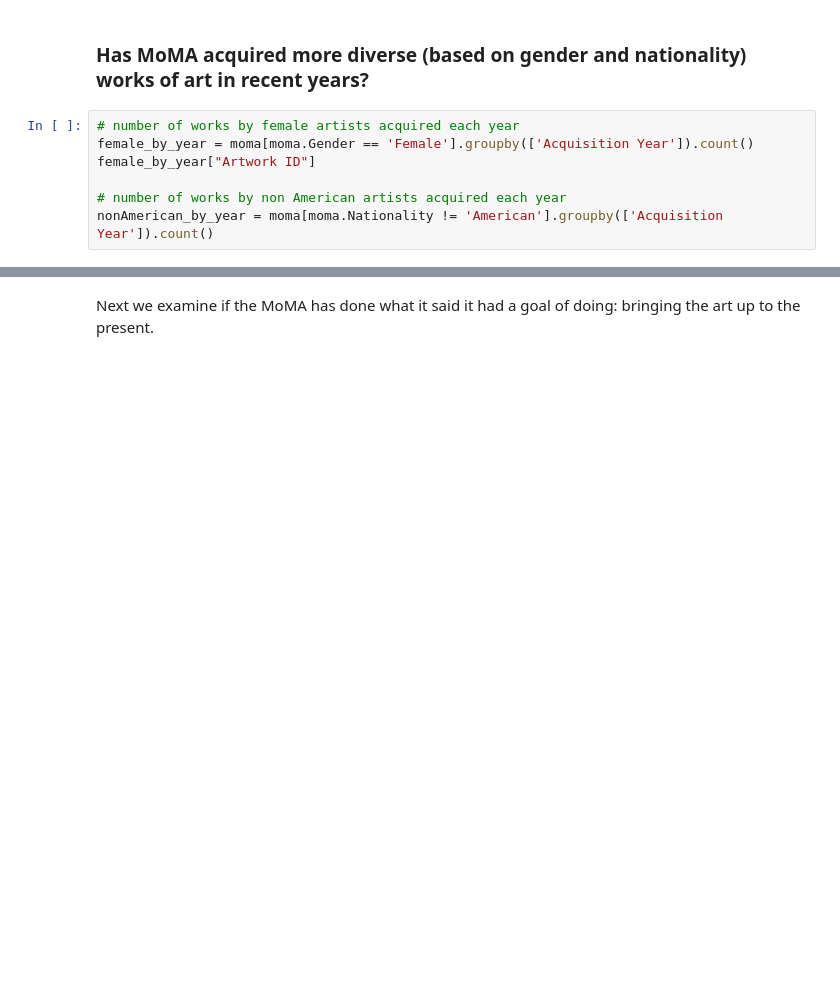
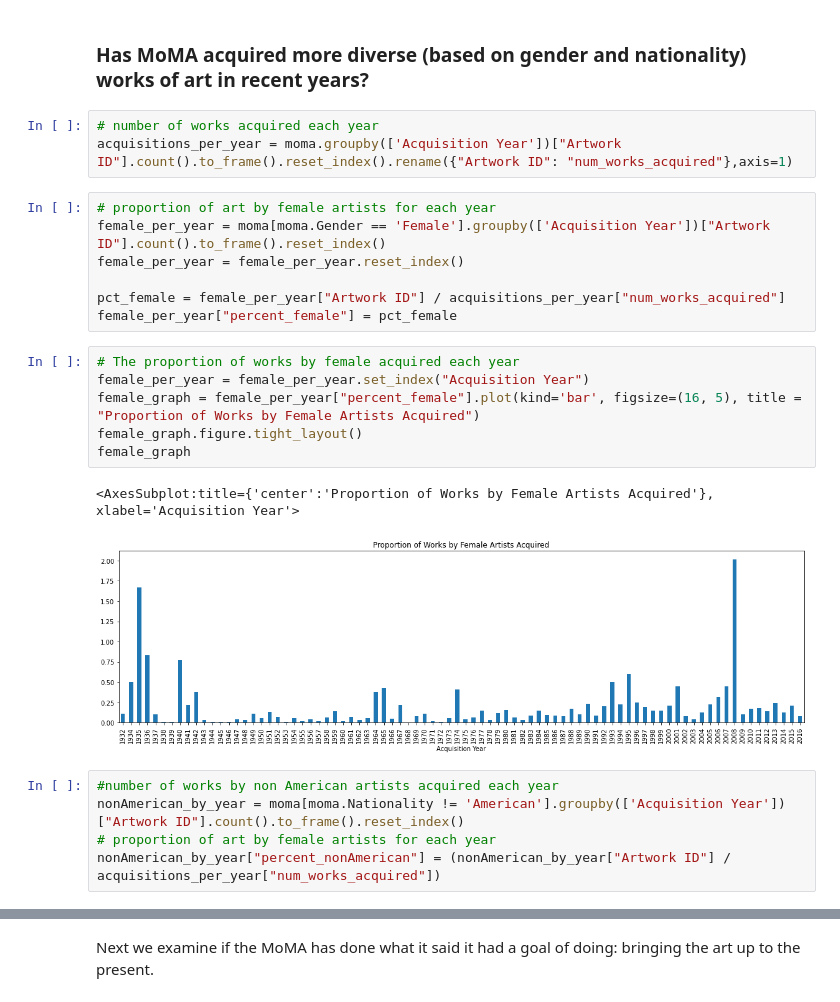
Before and after one commit to emily-oconnell/diversity-in-art-museums, a Jupyter notebook: n.ipynb, the cells around one changed output, grey strips where cells are left out. Cells and saved outputs as stored; diff of their text form; blank space fills up the shorter version.

```diff
--- a/n.ipynb
+++ b/n.ipynb
@@ -302,11 +302,28 @@ names_dates_moma.head()
 Before we look at other datasets we will conduct analysis on the MoMA by itself, starting with a timeline showing the acquisition of art by the MoMA of female and non-Western/European artist in recent years.
 # %% [markdown]
 ### Has MoMA acquired more diverse (based on gender and nationality) works of art in recent years?
+# %%
+# number of works acquired each year
+acquisitions_per_year = moma.groupby(['Acquisition Year'])["Artwork ID"].count().to_frame().reset_index().rename({"Artwork ID": "num_works_acquired"},axis=1)
+# %%
+# proportion of art by female artists for each year
+female_per_year = moma[moma.Gender == 'Female'].groupby(['Acquisition Year'])["Artwork ID"].count().to_frame().reset_index()
+female_per_year = female_per_year.reset_index()
+
+pct_female = female_per_year["Artwork ID"] / acquisitions_per_year["num_works_acquired"]
+female_per_year["percent_female"] = pct_female
+# %%
+# The proportion of works by female acquired each year
+female_per_year = female_per_year.set_index("Acquisition Year")
+female_graph = female_per_year["percent_female"].plot(kind='bar', figsize=(16, 5), title = "Proportion of Works by Female Artists Acquired")
+female_graph.figure.tight_layout()
+female_graph
+# %% [output]
+<AxesSubplot:title={'center':'Proportion of Works by Female Artists Acquired'}, xlabel='Acquisition Year'>
+[figure, added]
 # %%
-# number of works by female artists acquired each year
-female_by_year = moma[moma.Gender == 'Female'].groupby(['Acquisition Year']).count()
-female_by_year["Artwork ID"]
-
-# number of works by non American artists acquired each year
-nonAmerican_by_year = moma[moma.Nationality != 'American'].groupby(['Acquisition Year']).count()
+#number of works by non American artists acquired each year
+nonAmerican_by_year = moma[moma.Nationality != 'American'].groupby(['Acquisition Year'])["Artwork ID"].count().to_frame().reset_index()
+# proportion of art by female artists for each year
+nonAmerican_by_year["percent_nonAmerican"] = (nonAmerican_by_year["Artwork ID"] / acquisitions_per_year["num_works_acquired"])
 # %%
```
Also changed, not shown: parts of 77 cells of this notebook.
